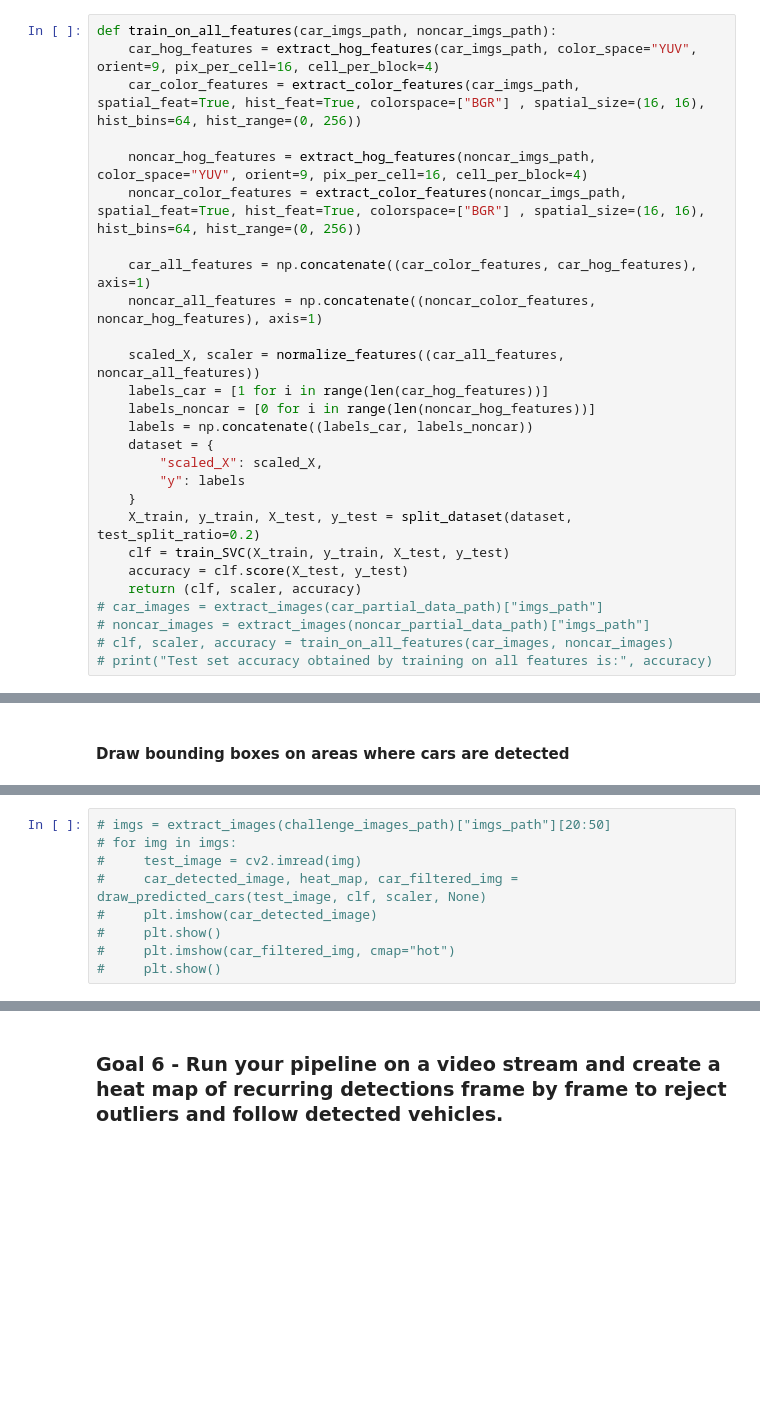
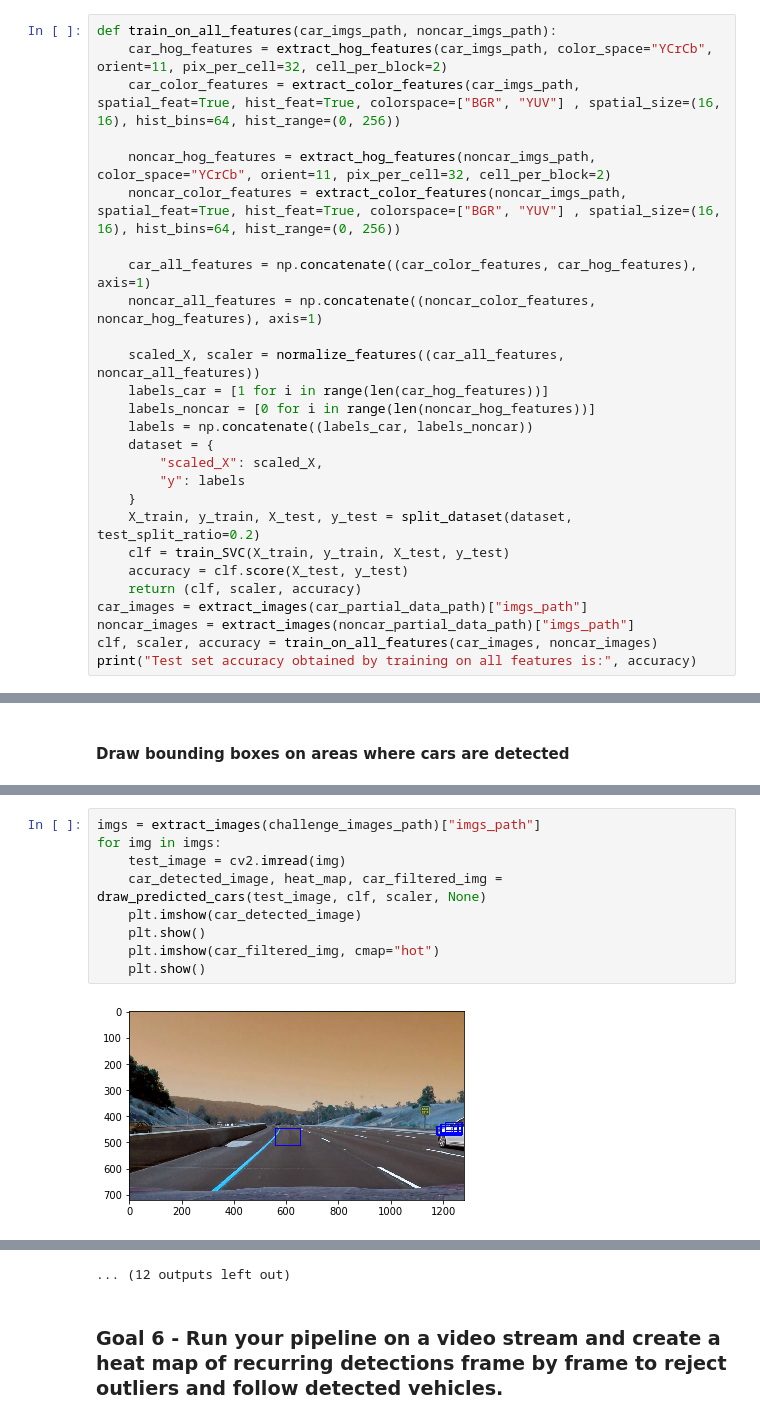
Before and after one commit to sohonisaurabh/self-learning, a Jupyter notebook: Udacity - SDCND/Term-I/projects/Vehicle_Detection_and_Tracking/vehicle-detection-and-tracking-test-aws.ipynb, the cells around one changed output, grey strips where cells are left out. Drawn from its saved outputs; the diff is of its cells as text; blank space fills up the shorter version.

```diff
--- a/Udacity - SDCND/Term-I/projects/Vehicle_Detection_and_Tracking/vehicle-detection-and-tracking-test-aws.ipynb
+++ b/Udacity - SDCND/Term-I/projects/Vehicle_Detection_and_Tracking/vehicle-detection-and-tracking-test-aws.ipynb
@@ -321,11 +321,11 @@ def train_on_hog_features(car_imgs_path, noncar_imgs_path):
 #### Train SVC on all features extracted (In this case, color and HOG features)
 # %%
 def train_on_all_features(car_imgs_path, noncar_imgs_path):
-    car_hog_features = extract_hog_features(car_imgs_path, color_space="YUV", orient=9, pix_per_cell=16, cell_per_block=4)
-    car_color_features = extract_color_features(car_imgs_path, spatial_feat=True, hist_feat=True, colorspace=["BGR"] , spatial_size=(16, 16), hist_bins=64, hist_range=(0, 256))
+    car_hog_features = extract_hog_features(car_imgs_path, color_space="YCrCb", orient=11, pix_per_cell=32, cell_per_block=2)
+    car_color_features = extract_color_features(car_imgs_path, spatial_feat=True, hist_feat=True, colorspace=["BGR", "YUV"] , spatial_size=(16, 16), hist_bins=64, hist_range=(0, 256))
 
-    noncar_hog_features = extract_hog_features(noncar_imgs_path, color_space="YUV", orient=9, pix_per_cell=16, cell_per_block=4)
-    noncar_color_features = extract_color_features(noncar_imgs_path, spatial_feat=True, hist_feat=True, colorspace=["BGR"] , spatial_size=(16, 16), hist_bins=64, hist_range=(0, 256))
+    noncar_hog_features = extract_hog_features(noncar_imgs_path, color_space="YCrCb", orient=11, pix_per_cell=32, cell_per_block=2)
+    noncar_color_features = extract_color_features(noncar_imgs_path, spatial_feat=True, hist_feat=True, colorspace=["BGR", "YUV"] , spatial_size=(16, 16), hist_bins=64, hist_range=(0, 256))
 
     car_all_features = np.concatenate((car_color_features, car_hog_features), axis=1)
     noncar_all_features = np.concatenate((noncar_color_features, noncar_hog_features), axis=1)
@@ -342,7 +342,7 @@ def train_on_all_features(car_imgs_path, noncar_imgs_path):
     clf = train_SVC(X_train, y_train, X_test, y_test)
     accuracy = clf.score(X_test, y_test)
     return (clf, scaler, accuracy)
-# car_images = extract_images(car_partial_data_path)["imgs_path"]
-# noncar_images = extract_images(noncar_partial_data_path)["imgs_path"]
-# clf, scaler, accuracy = train_on_all_features(car_images, noncar_images)
-# print("Test set accuracy obtained by training on all features is:", accuracy)
+car_images = extract_images(car_partial_data_path)["imgs_path"]
+noncar_images = extract_images(noncar_partial_data_path)["imgs_path"]
+clf, scaler, accuracy = train_on_all_features(car_images, noncar_images)
+print("Test set accuracy obtained by training on all features is:", accuracy)
@@ -727,9 +719,11 @@ plt.show()
 # %%
-# imgs = extract_images(challenge_images_path)["imgs_path"][20:50]
-# for img in imgs:
-#     test_image = cv2.imread(img)
-#     car_detected_image, heat_map, car_filtered_img = draw_predicted_cars(test_image, clf, scaler, None)
-#     plt.imshow(car_detected_image)
-#     plt.show()
-#     plt.imshow(car_filtered_img, cmap="hot")
-#     plt.show()
+imgs = extract_images(challenge_images_path)["imgs_path"]
+for img in imgs:
+    test_image = cv2.imread(img)
+    car_detected_image, heat_map, car_filtered_img = draw_predicted_cars(test_image, clf, scaler, None)
+    plt.imshow(car_detected_image)
+    plt.show()
+    plt.imshow(car_filtered_img, cmap="hot")
+    plt.show()
+# %% [output]
+[figure, added]
@@ -736,3 +741,4 @@ plt.show()
+... (12 outputs left out)
 # %% [markdown]
 ### Goal 6 - Run your pipeline on a video stream and create a heat map of recurring detections frame by frame to reject outliers and follow detected vehicles.
 # %% [markdown]
```
Also changed, not shown: parts of 7 cells of this notebook.
